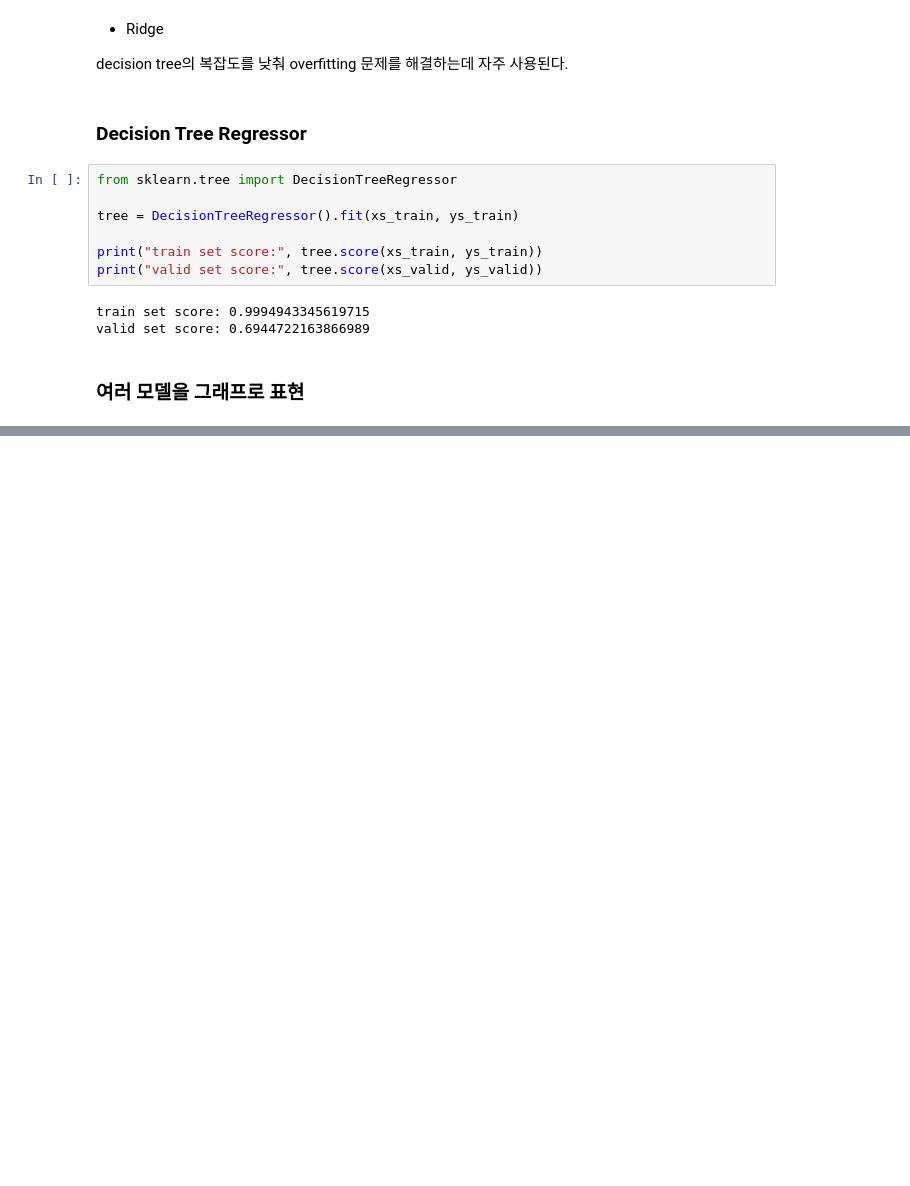
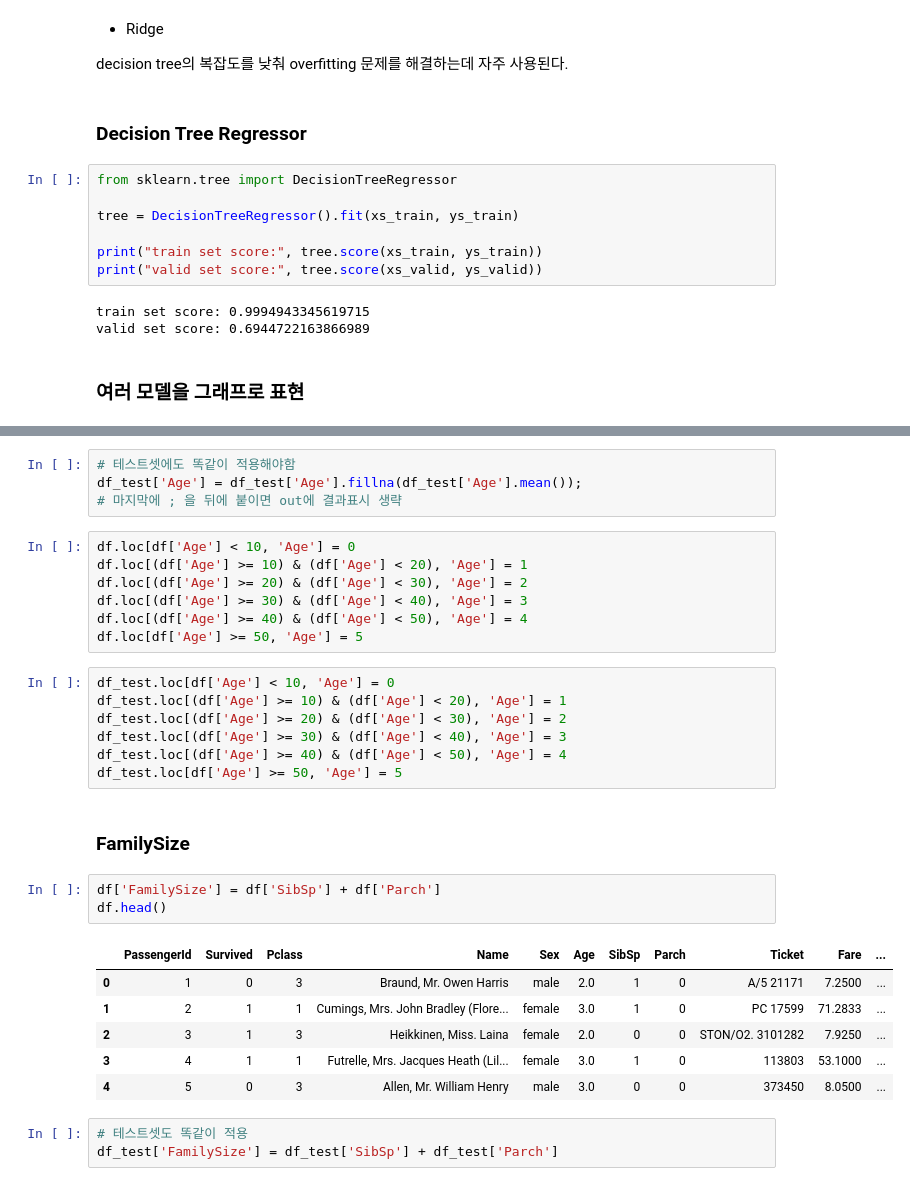
Before and after one commit to sileeee/Python-DataScience-Study, a Jupyter notebook: datascience_week5.ipynb, the cells around one changed output, grey strips where cells are left out. Cells and saved outputs as stored; diff of their text form; blank space fills up the shorter version.

```diff
--- a/datascience_week5.ipynb
+++ b/datascience_week5.ipynb
@@ -409,0 +595,33 @@ ValueError: ignored
+# %%
+# 테스트셋에도 똑같이 적용해야함
+df_test['Age'] = df_test['Age'].fillna(df_test['Age'].mean());
+# 마지막에 ; 을 뒤에 붙이면 out에 결과표시 생략
+# %%
+df.loc[df['Age'] < 10, 'Age'] = 0
+df.loc[(df['Age'] >= 10) & (df['Age'] < 20), 'Age'] = 1
+df.loc[(df['Age'] >= 20) & (df['Age'] < 30), 'Age'] = 2
+df.loc[(df['Age'] >= 30) & (df['Age'] < 40), 'Age'] = 3
+df.loc[(df['Age'] >= 40) & (df['Age'] < 50), 'Age'] = 4
+df.loc[df['Age'] >= 50, 'Age'] = 5
+# %%
+df_test.loc[df['Age'] < 10, 'Age'] = 0
+df_test.loc[(df['Age'] >= 10) & (df['Age'] < 20), 'Age'] = 1
+df_test.loc[(df['Age'] >= 20) & (df['Age'] < 30), 'Age'] = 2
+df_test.loc[(df['Age'] >= 30) & (df['Age'] < 40), 'Age'] = 3
+df_test.loc[(df['Age'] >= 40) & (df['Age'] < 50), 'Age'] = 4
+df_test.loc[df['Age'] >= 50, 'Age'] = 5
+# %% [markdown]
+### FamilySize
+# %%
+df['FamilySize'] = df['SibSp'] + df['Parch']
+df.head()
+# %% [output]
+|  | PassengerId | Survived | Pclass | Name | Sex | Age | SibSp | Parch | Ticket | Fare | ... |
+| 0 | 1 | 0 | 3 | Braund, Mr. Owen Harris | male | 2.0 | 1 | 0 | A/5 21171 | 7.2500 | ... |
+| 1 | 2 | 1 | 1 | Cumings, Mrs. John Bradley (Flore... | female | 3.0 | 1 | 0 | PC 17599 | 71.2833 | ... |
+| 2 | 3 | 1 | 3 | Heikkinen, Miss. Laina | female | 2.0 | 0 | 0 | STON/O2. 3101282 | 7.9250 | ... |
+| 3 | 4 | 1 | 1 | Futrelle, Mrs. Jacques Heath (Lil... | female | 3.0 | 1 | 0 | 113803 | 53.1000 | ... |
+| 4 | 5 | 0 | 3 | Allen, Mr. William Henry | male | 3.0 | 0 | 0 | 373450 | 8.0500 | ... |
+# %%
+# 테스트셋도 똑같이 적용
+df_test['FamilySize'] = df_test['SibSp'] + df_test['Parch']
```
Also changed, not shown: parts of 50 cells of this notebook.
